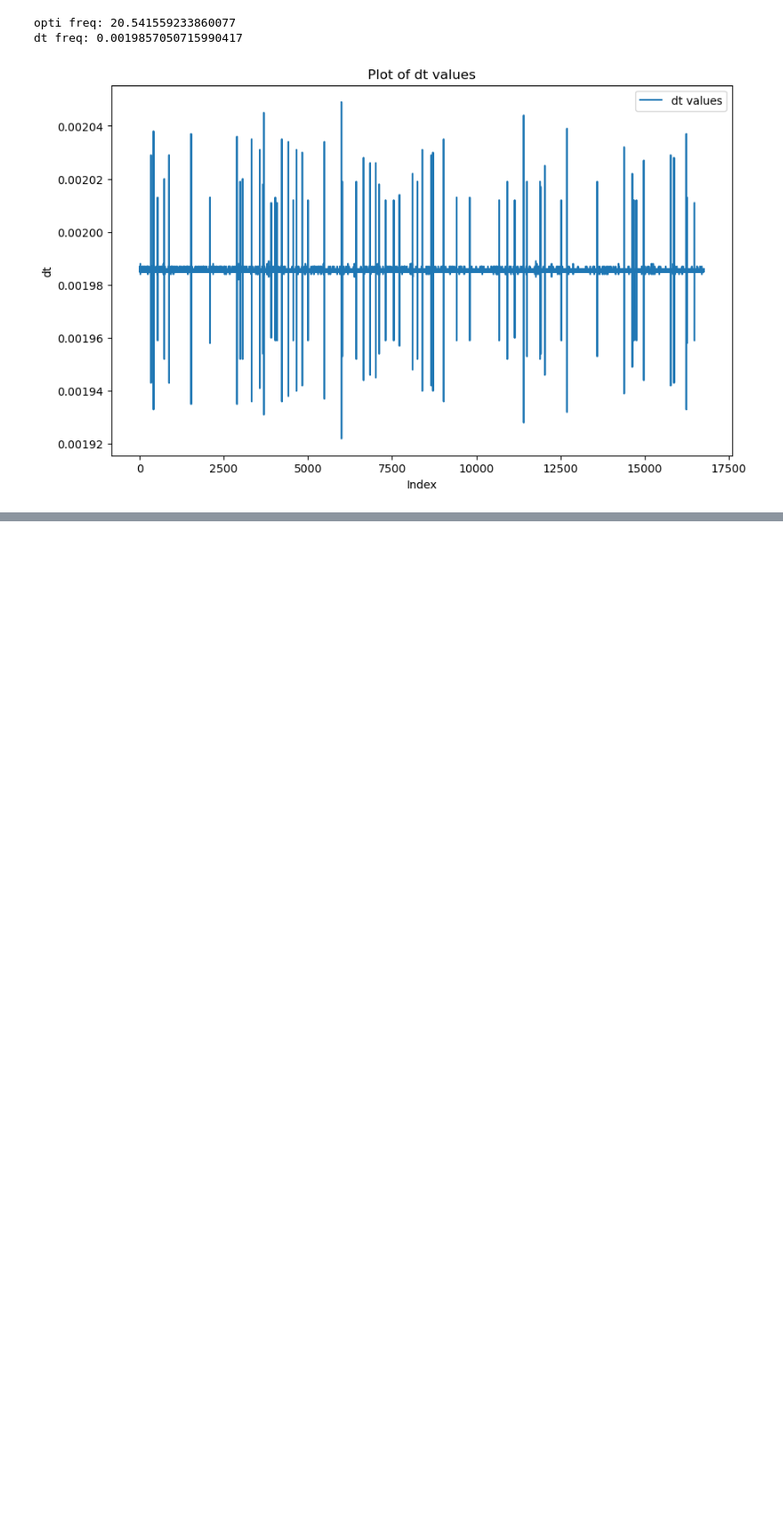
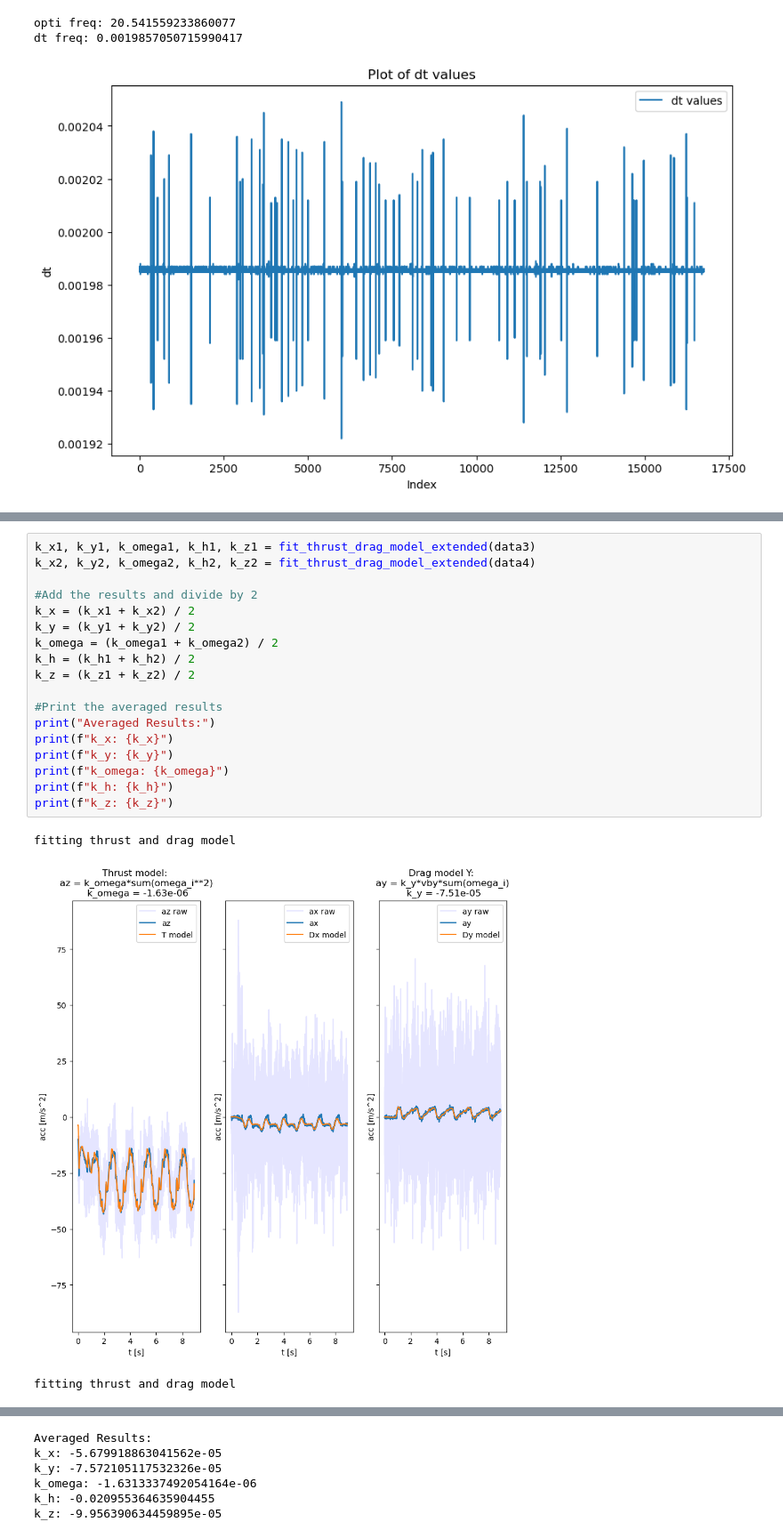
Before and after one commit to alang321/indiflightSupport, a Jupyter notebook: LogAnalysis/analyze_flight_data/Analyze Flight Data.ipynb, the cells around one changed output, grey strips where cells are left out. Shown at 89% size. Cells and saved outputs as stored; diff of their text form; blank space fills up the shorter version.

Commit message:
Add averaged parameters

```diff
--- a/LogAnalysis/analyze_flight_data/Analyze Flight Data.ipynb
+++ b/LogAnalysis/analyze_flight_data/Analyze Flight Data.ipynb
@@ -172,0 +160,22 @@ TypeError: unsupported operand type(s) for /: 'tuple' and 'int'
+# %%
+k_x1, k_y1, k_omega1, k_h1, k_z1 = fit_thrust_drag_model_extended(data3)
+k_x2, k_y2, k_omega2, k_h2, k_z2 = fit_thrust_drag_model_extended(data4)
+
+#Add the results and divide by 2
+k_x = (k_x1 + k_x2) / 2
+k_y = (k_y1 + k_y2) / 2
+k_omega = (k_omega1 + k_omega2) / 2
+k_h = (k_h1 + k_h2) / 2
+k_z = (k_z1 + k_z2) / 2
+
+#Print the averaged results
+print("Averaged Results:")
+print(f"k_x: {k_x}")
+print(f"k_y: {k_y}")
+print(f"k_omega: {k_omega}")
+print(f"k_h: {k_h}")
+print(f"k_z: {k_z}")
+# %% [output]
+fitting thrust and drag model
+[figure, added]
+fitting thrust and drag model
@@ -173,3 +183,9 @@ TypeError: unsupported operand type(s) for /: 'tuple' and 'int'
+Averaged Results:
+k_x: -5.679918863041562e-05
+k_y: -7.572105117532326e-05
+k_omega: -1.6313337492054164e-06
+k_h: -0.020955364635904455
+k_z: -9.956390634459895e-05
 # %%
 # reload analyze
 import importlib
```
Also changed, not shown: parts of 4 cells of this notebook, 1 other file.
